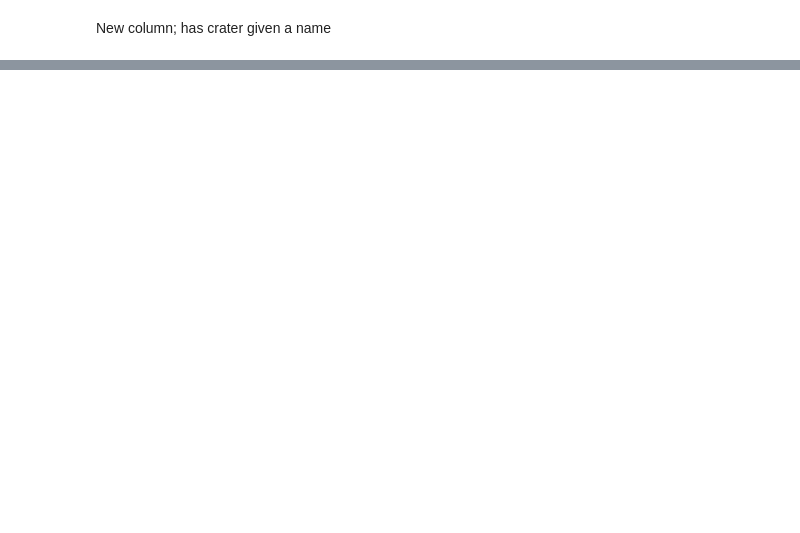
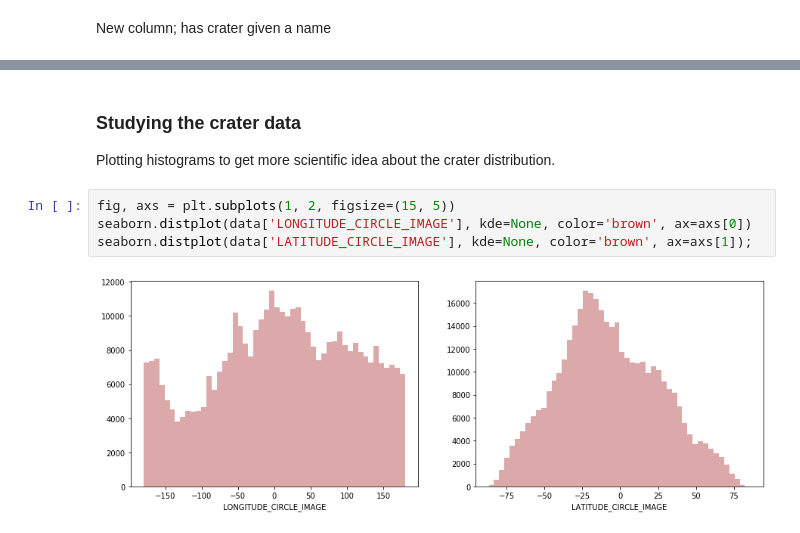
Before and after one commit to MariaanaT/MarsCraters, a Jupyter notebook: MarsCratersStudy.ipynb, the cells around one changed output, grey strips where cells are left out. Saved outputs shown, nothing was run; the diff lists cells and outputs as text; blank space fills up the shorter version.

```diff
--- a/MarsCratersStudy.ipynb
+++ b/MarsCratersStudy.ipynb
@@ -76,0 +101,10 @@ source: https://notmatthancock.github.io/2017/12/26/regular-area-sphere-partitio
+# %% [markdown]
+### Studying the crater data
+
+Plotting histograms to get more scientific idea about the crater distribution.
+# %%
+fig, axs = plt.subplots(1, 2, figsize=(15, 5))
+seaborn.distplot(data['LONGITUDE_CIRCLE_IMAGE'], kde=None, color='brown', ax=axs[0])
+seaborn.distplot(data['LATITUDE_CIRCLE_IMAGE'], kde=None, color='brown', ax=axs[1]);
+# %% [output]
+[figure, added]
```
Also changed, not shown: parts of 34 cells of this notebook.
